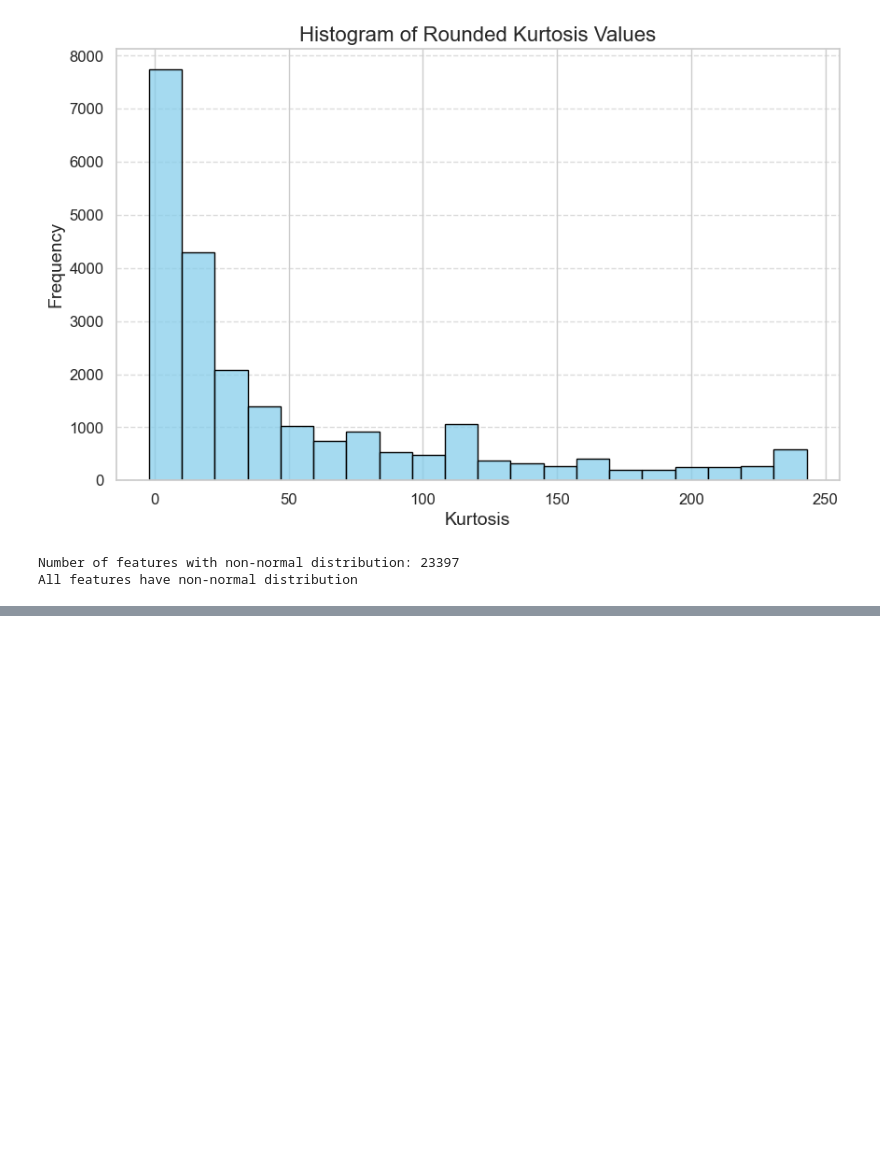
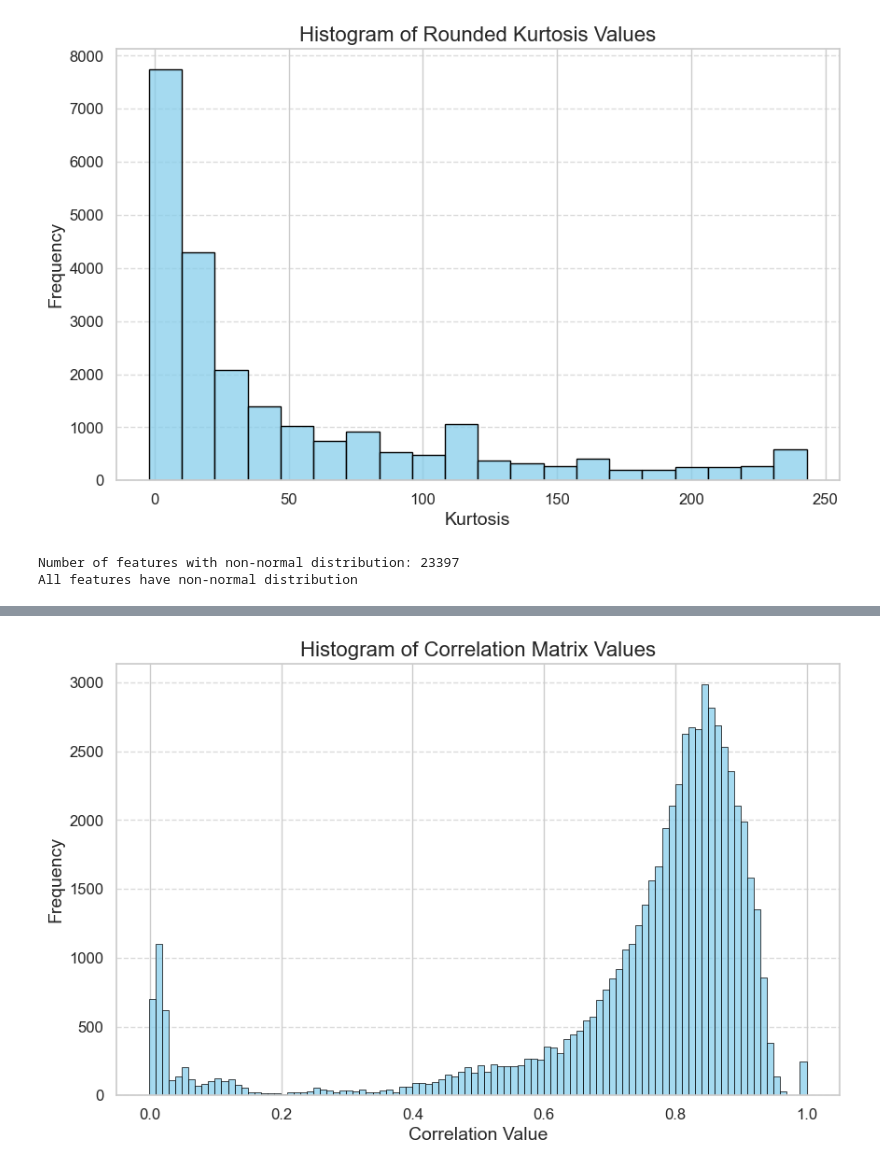
Before and after one commit to eghirardo/ai_lab, a Jupyter notebook: data_proc_filippo.ipynb, the cells around one changed output, grey strips where cells are left out. Cells and saved outputs as stored; diff of their text form; code cells hidden in the pictures; blank space fills up the shorter version.

```diff
--- a/data_proc_filippo.ipynb
+++ b/data_proc_filippo.ipynb
@@ -669,0 +682,19 @@ plt.show()
+# %%
+# Correlation between cells (samples)
+# Plot histogram of the values to see the distribution
+data_tensor = th.tensor(merged.values)
+correlation_matrix_transpose = th.corrcoef(data_tensor)
+plt.figure(figsize=(10, 6))
+sns.histplot(correlation_matrix_transpose.flatten(), bins=100, color='skyblue', edgecolor='black')
+plt.title('Histogram of Correlation Matrix Values', fontsize=16)
+plt.xlabel('Correlation Value', fontsize=14)
+plt.ylabel('Frequency', fontsize=14)
+plt.xticks(fontsize=12)
+plt.yticks(fontsize=12)
+plt.grid(axis='y', linestyle='--', alpha=0.7)
+plt.show()
+
+# Clear that we have peaks at high correlation values between cells. In principle, this is explained by the fact that every
+# gene expression in the table is coming from the same cell line we expect overall an high correlation among them.
+# %% [output]
+[figure, added]
```
Also changed, not shown: parts of 11 cells of this notebook.
